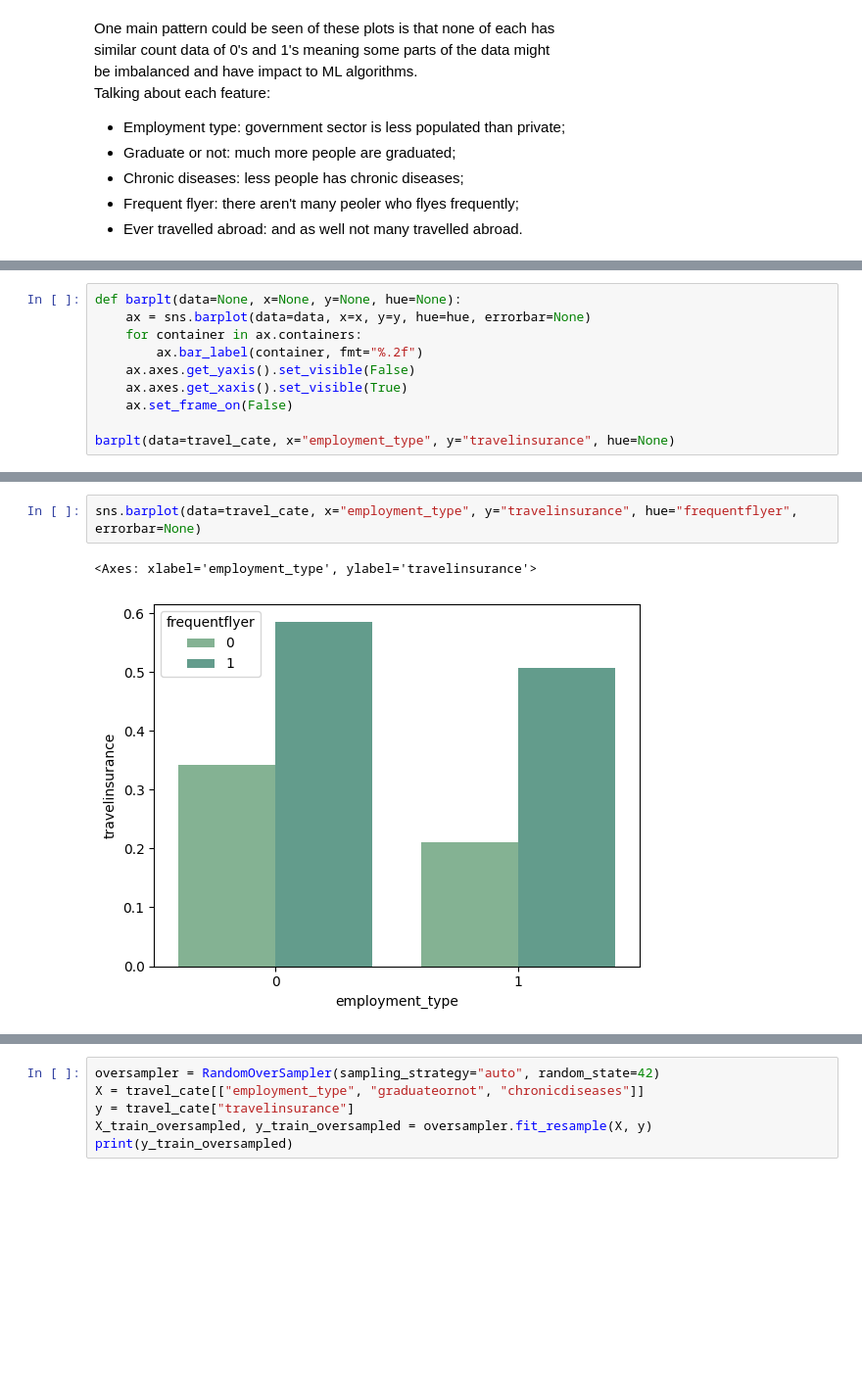
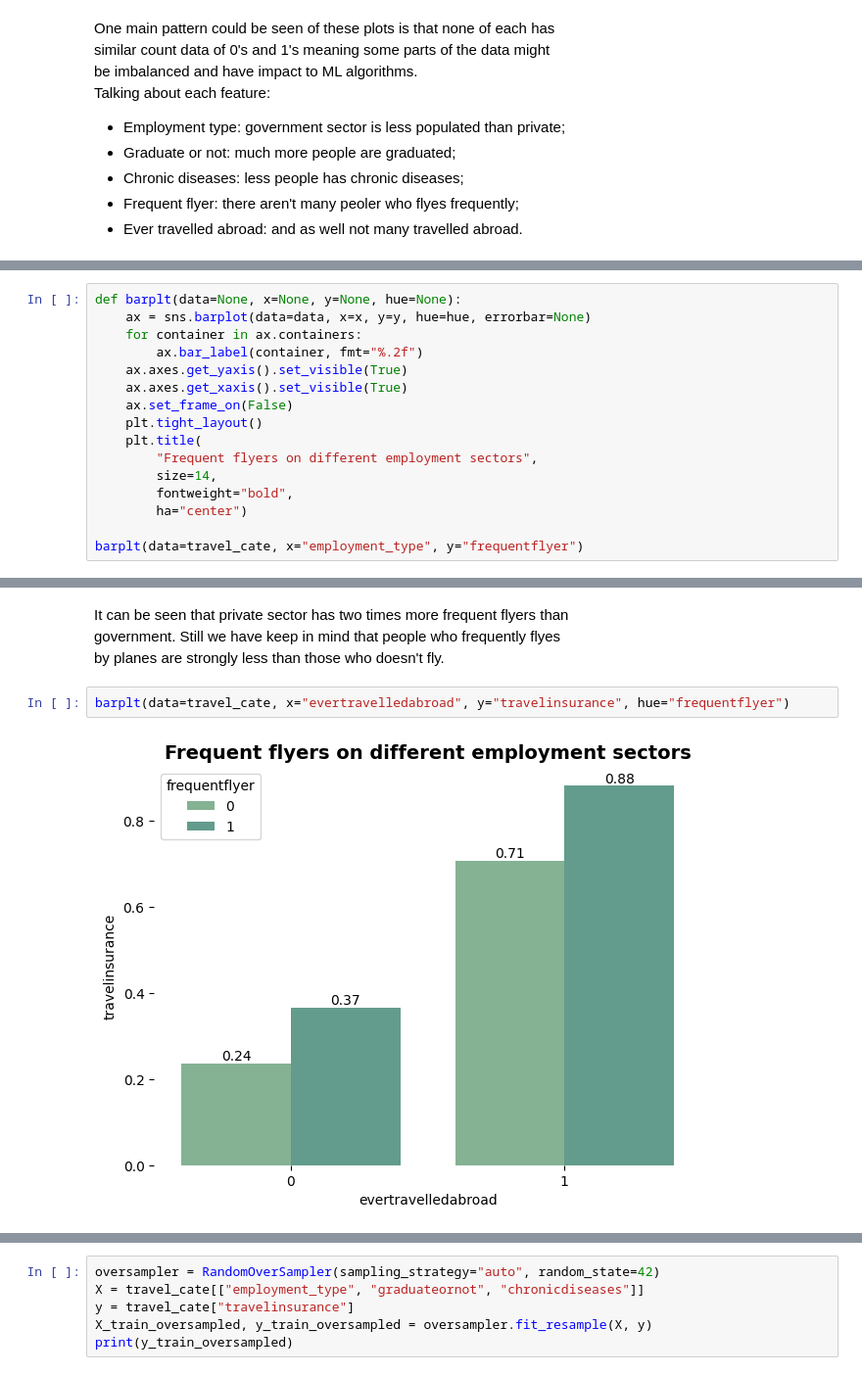
Before and after one commit to ShariYo/Modul3_Sprint1, a Jupyter notebook: project/main.ipynb, the cells around one changed output, grey strips where cells are left out. Shown: that part at 98% size. Drawn from its saved outputs; the diff is of its cells as text; blank space fills up the shorter version.

```diff
--- a/project/main.ipynb
+++ b/project/main.ipynb
@@ -241,9 +245,15 @@ def barplt(data=None, x=None, y=None, hue=None):
     ax = sns.barplot(data=data, x=x, y=y, hue=hue, errorbar=None)
     for container in ax.containers:
         ax.bar_label(container, fmt="%.2f")
-    ax.axes.get_yaxis().set_visible(False)
+    ax.axes.get_yaxis().set_visible(True)
     ax.axes.get_xaxis().set_visible(True)
     ax.set_frame_on(False)
+    plt.tight_layout()
+    plt.title(
+        "Frequent flyers on different employment sectors",
+        size=14,
+        fontweight="bold",
+        ha="center")
 
-barplt(data=travel_cate, x="employment_type", y="travelinsurance", hue=None)
+barplt(data=travel_cate, x="employment_type", y="frequentflyer")
 # %% [output]
@@ -251,5 +261,8 @@ barplt(data=travel_cate, x="employment_type", y="travelinsurance", hue=None)
+# %% [markdown]
+It can be seen that private sector has two times more frequent flyers than
+government. Still we have keep in mind that people who frequently flyes
+by planes are strongly less than those who doesn't fly.
 # %%
-sns.barplot(data=travel_cate, x="employment_type", y="travelinsurance", hue="frequentflyer", errorbar=None)
+barplt(data=travel_cate, x="evertravelledabroad", y="travelinsurance", hue="frequentflyer")
 # %% [output]
-<Axes: xlabel='employment_type', ylabel='travelinsurance'>
-[figure, old version]
+[figure, new version]
```
Also changed, not shown: parts of 33 cells of this notebook.
